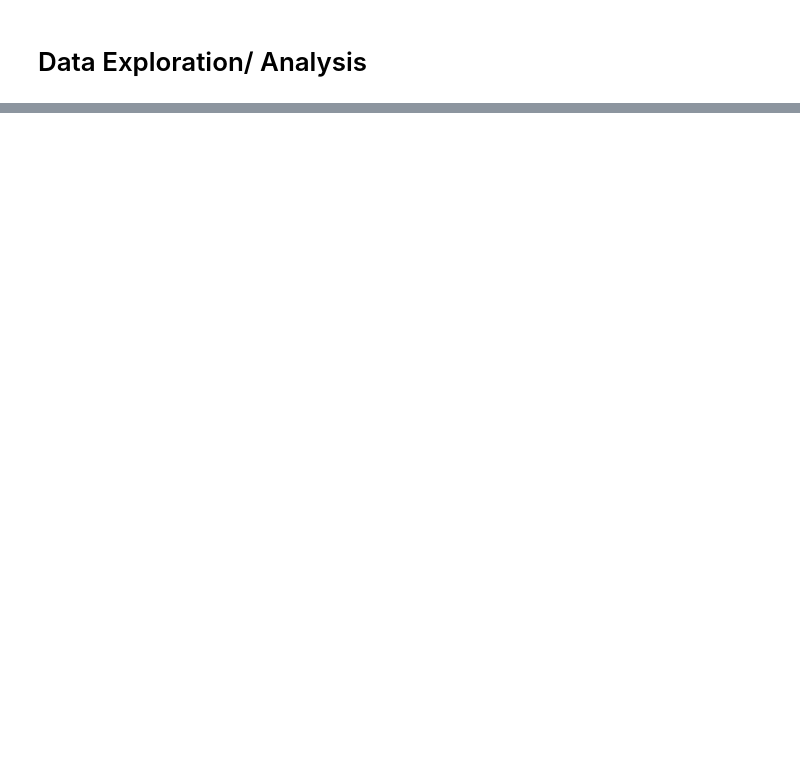
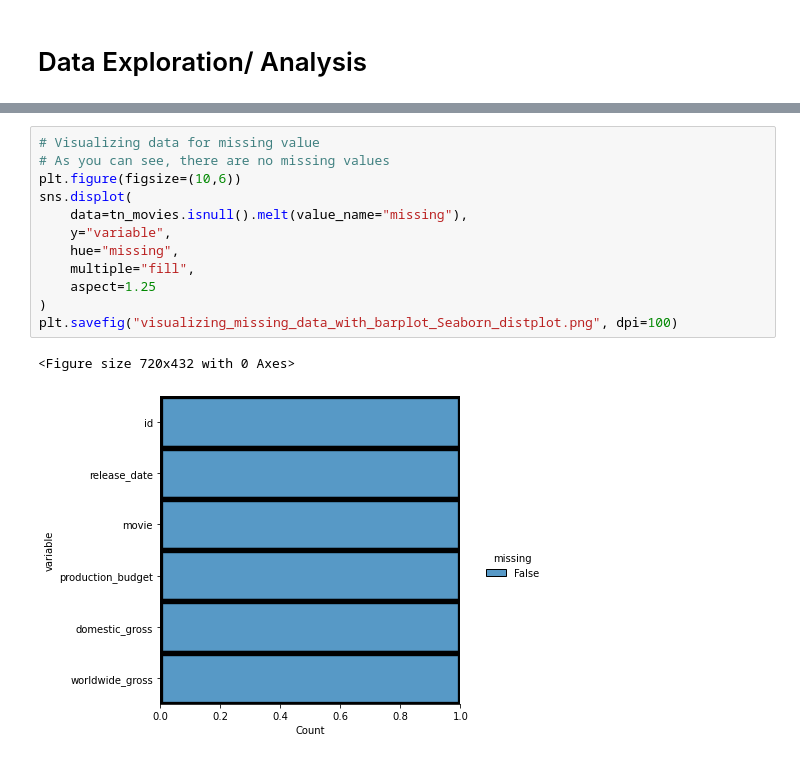
Before and after one commit to Richy099/group-4-0206_3-4, a Jupyter notebook: Notebooks/Rich_folder/Rich_contr.ipynb, the cells around one changed output, grey strips where cells are left out. Saved outputs shown, nothing was run; the diff lists cells and outputs as text; blank space fills up the shorter version.

```diff
--- a/Notebooks/Rich_folder/Rich_contr.ipynb
+++ b/Notebooks/Rich_folder/Rich_contr.ipynb
@@ -73,0 +330,15 @@ con.close()
+# %%
+# Visualizing data for missing value
+# As you can see, there are no missing values
+plt.figure(figsize=(10,6))
+sns.displot(
+    data=tn_movies.isnull().melt(value_name="missing"),
+    y="variable",
+    hue="missing",
+    multiple="fill",
+    aspect=1.25
+)
+plt.savefig("visualizing_missing_data_with_barplot_Seaborn_distplot.png", dpi=100)
+# %% [output]
+<Figure size 720x432 with 0 Axes>
+[figure, added]
```
Also changed, not shown: parts of 56 cells of this notebook, 1 other file.
